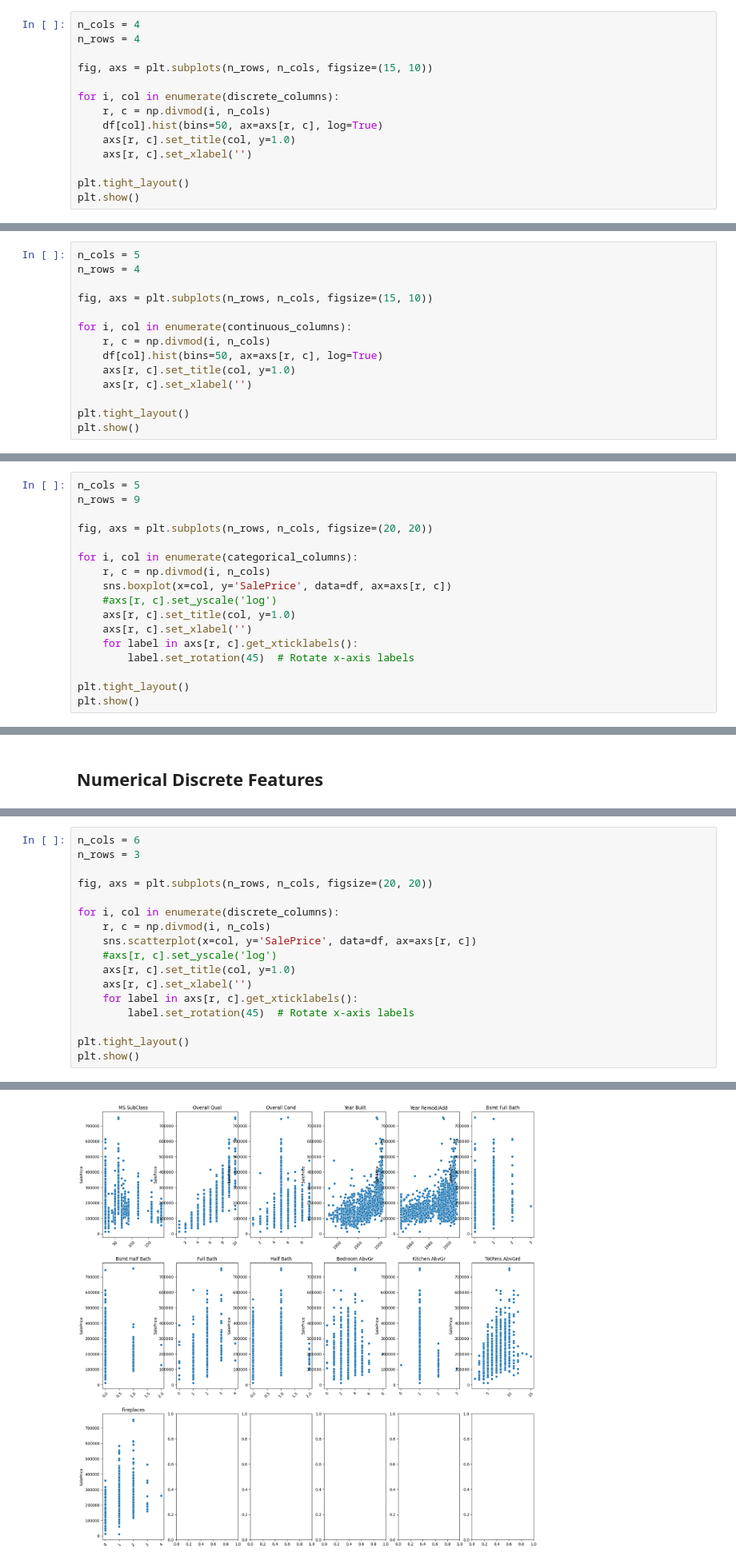
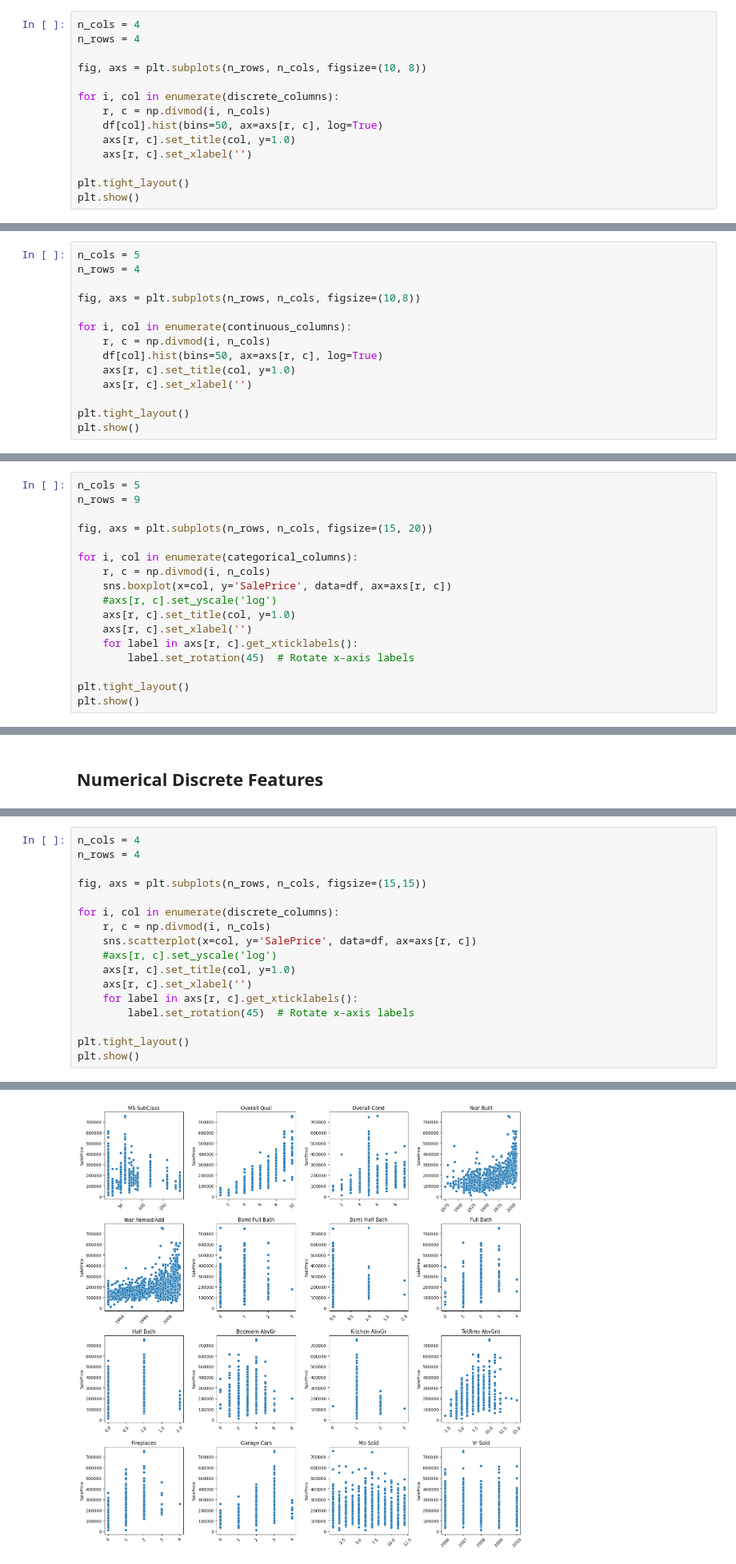
Before and after one commit to miguelfaf10/epfl_extension_school, a Jupyter notebook: 3_machine-learning-I_project/house-prices/house-prices-solution.ipynb, the cells around one changed output, grey strips where cells are left out. Shown at 80% size. Cells and saved outputs as stored; diff of their text form.

```diff
--- a/3_machine-learning-I_project/house-prices/house-prices-solution.ipynb
+++ b/3_machine-learning-I_project/house-prices/house-prices-solution.ipynb
@@ -468,7 +455,7 @@ __Observation__
 n_cols = 4
 n_rows = 4
 
-fig, axs = plt.subplots(n_rows, n_cols, figsize=(15, 10))
+fig, axs = plt.subplots(n_rows, n_cols, figsize=(10, 8))
 
 for i, col in enumerate(discrete_columns):
     r, c = np.divmod(i, n_cols)
@@ -486,7 +473,7 @@ plt.show()
 n_cols = 5
 n_rows = 4
 
-fig, axs = plt.subplots(n_rows, n_cols, figsize=(15, 10))
+fig, axs = plt.subplots(n_rows, n_cols, figsize=(10,8))
 
 for i, col in enumerate(continuous_columns):
     r, c = np.divmod(i, n_cols)
@@ -506,7 +493,7 @@ plt.show()
 n_cols = 5
 n_rows = 9
 
-fig, axs = plt.subplots(n_rows, n_cols, figsize=(20, 20))
+fig, axs = plt.subplots(n_rows, n_cols, figsize=(15, 20))
 
 for i, col in enumerate(categorical_columns):
     r, c = np.divmod(i, n_cols)
@@ -538,8 +534,8 @@ df_categorical_missing.head()
 # %%
-n_cols = 6
-n_rows = 3
+n_cols = 4
+n_rows = 4
 
-fig, axs = plt.subplots(n_rows, n_cols, figsize=(20, 20))
+fig, axs = plt.subplots(n_rows, n_cols, figsize=(15,15))
 
 for i, col in enumerate(discrete_columns):
     r, c = np.divmod(i, n_cols)
@@ -573 +552 @@ ValueError: Could not interpret value `Garage Yr Blt` for parameter `x`
-[figure, old version]
+[figure, new version]
```
Also changed, not shown: parts of 29 cells of this notebook.
